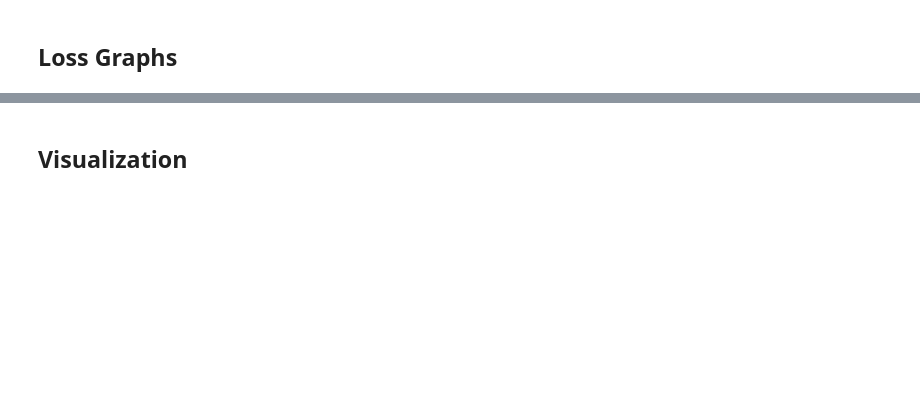
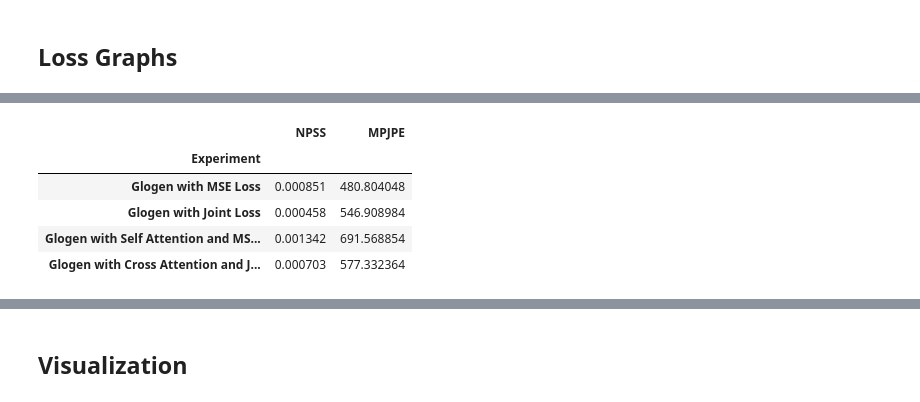
Before and after one commit to IbramMedhat/Human-Motion-Synthesis, a Jupyter notebook: GlocalNet_full_implmentation.ipynb, the cells around one changed output, grey strips where cells are left out. Saved outputs shown, nothing was run; the diff lists cells and outputs as text; code cells hidden in the pictures; blank space fills up the shorter version.

```diff
--- a/GlocalNet_full_implmentation.ipynb
+++ b/GlocalNet_full_implmentation.ipynb
@@ -1043,4 +1127,4 @@ print('Model 2:\nNPSS: {}\nMPJPE: {}'.format(glocal_model2_npss, glocal_model2_m
 ##### Running Experiment with ONLY Glogen model and MSE Loss
 # %%
 history_model3, glocal_model3 = run_experiment(preprocessed_downsampled_dataX_shortterm_movable, preprocessed_downsampled_dataY_shortterm_movable, epochs=50, only_glogen=True,
-                                                batch_size=20, output_diminsion=34, use_mse=True, validation_split=0.2, metrics=[tf.keras.losses.mean_absolute_percentage_error])
+                                                batch_size=20, output_diminsion=34, use_mse=True, validation_split=0.0, metrics=[tf.keras.losses.mean_absolute_percentage_error])
@@ -1054,4 +1161,4 @@ print('Model 3:\nNPSS: {}\nMPJPE: {}'.format(glocal_model3_npss, glocal_model3_m
 ##### Running Experiment with ONLY Glogen model and Joint Loss
 # %%
 history_model4, glocal_model4 = run_experiment(preprocessed_downsampled_dataX_shortterm_movable, preprocessed_downsampled_dataY_shortterm_movable, epochs=50, only_glogen=True,
-                                                batch_size=20, output_diminsion=34, validation_split=0.2, metrics=[tf.keras.losses.mean_absolute_percentage_error])
+                                                batch_size=20, output_diminsion=34, validation_split=0.0, metrics=[tf.keras.losses.mean_absolute_percentage_error])
@@ -1065,4 +1195,5 @@ print('Model 4:\nNPSS: {}\nMPJPE: {}'.format(glocal_model4_npss, glocal_model4_m
 ##### Running Experiment with ONLY Glogen model, MSE Loss and Self Attention
 # %%
 history_model5, glocal_model5 = run_experiment(preprocessed_downsampled_dataX_shortterm_movable, preprocessed_downsampled_dataY_shortterm_movable, epochs=50, only_glogen=True,
-                                                batch_size=20, output_diminsion=34, use_mse=True, validation_split=0.2, self_attention=True, metrics=[tf.keras.losses.mean_absolute_percentage_error])
+                                                batch_size=20, output_diminsion=34, use_mse=True, validation_split=0.0, self_attention=True,
+                                                metrics=[tf.keras.losses.mean_absolute_percentage_error])
@@ -1076,4 +1230,4 @@ print('Model 5:\nNPSS: {}\nMPJPE: {}'.format(glocal_model5_npss, glocal_model5_m
 ##### Running Experiment with ONLY Glogen model, Joint Loss and Cross Attention
 # %%
 history_model6, glocal_model6 = run_experiment(preprocessed_downsampled_dataX_shortterm_movable, preprocessed_downsampled_dataY_shortterm_movable, epochs=50, only_glogen=True,
-                                                batch_size=20, output_diminsion=34, validation_split=0.2, cross_attention=True, metrics=[tf.keras.losses.mean_absolute_percentage_error])
+                                                batch_size=20, output_diminsion=34, validation_split=0.0, cross_attention=True, metrics=[tf.keras.losses.mean_absolute_percentage_error])
@@ -1148,0 +1539,17 @@ plt.show()
+# %%
+experiment_shortterm = ['Glogen with MSE Loss', 'Glogen with Joint Loss', 'Glogen with Self Attention and MSE Loss',
+              'Glogen with Cross Attention and Joint Loss']
+npss_values_lt_shortterm = [glocal_model3_npss, glocal_model4_npss, glocal_model5_npss, glocal_model6_npss]
+mpjpe_values_lt_shortterm = [glocal_model3_mpjpe, glocal_model4_mpjpe, glocal_model5_mpjpe, glocal_model6_mpjpe]
+
+metric_lt_df_shortterm = pd.DataFrame(list(zip(experiment_shortterm, npss_values_lt_shortterm, mpjpe_values_lt_shortterm)),
+                                      columns=['Experiment', 'NPSS', 'MPJPE'])
+metric_lt_df_shortterm = metric_lt_df_shortterm.set_index('Experiment')
+metric_lt_df_shortterm
+# %% [output]
+|  | NPSS | MPJPE |
+| Experiment |  |  |
+| Glogen with MSE Loss | 0.000851 | 480.804048 |
+| Glogen with Joint Loss | 0.000458 | 546.908984 |
+| Glogen with Self Attention and MS... | 0.001342 | 691.568854 |
+| Glogen with Cross Attention and J... | 0.000703 | 577.332364 |
```
Also changed, not shown: parts of 59 cells of this notebook, 38 other files.
